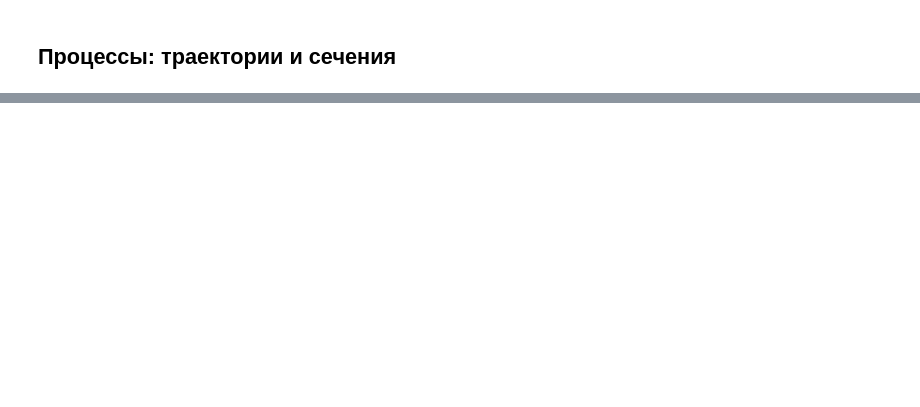
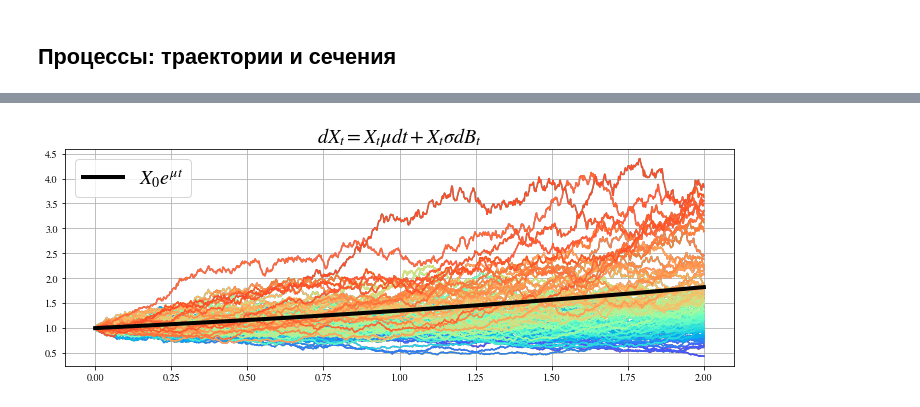
Before and after one commit to dolmatovas/hse_lectures, a Jupyter notebook: notebooks/Lectures 1-2.ipynb, the cells around one changed output, grey strips where cells are left out. Cells and saved outputs as stored; diff of their text form; code cells hidden in the pictures; blank space fills up the shorter version.

```diff
--- a/notebooks/Lectures 1-2.ipynb
+++ b/notebooks/Lectures 1-2.ipynb
@@ -212,0 +264,27 @@ fig.savefig("../2_figs/random_walk_limit.png")
+# %%
+tn = np.linspace(0, 2, 1001)
+nsim = 100
+x0 = 1
+mu = 0.3
+sig = 0.3
+X = sample_gbm(tn, nsim, x0, mu, sig)
+ind = np.argsort(X[-1])
+X = X[:, ind]
+
+# Нормализуем eta в диапазон [0, 1] для цветовой карты
+colors = rainbow(np.linspace(0.1, 0.9, nsim))
+
+# Создаем график
+fig = plt.figure(figsize=(12, 4))
+plt.title(r"$dX_t = X_t \mu dt + X_t \sigma dB_t$", fontsize=20)
+plt.plot(tn, X)
+for i in range(len(X[-1])):
+    plt.plot(tn, X[:, i], color=colors[i], alpha=1)
+plt.plot(tn, np.exp(mu * tn), color='black', lw=4, label=r'$X_0e^{\mu t}$')
+plt.legend(fontsize=20)
+plt.grid(True)
+plt.show()
+fig.tight_layout()
+fig.savefig("../2_figs/GBM.png")
+# %% [output]
+[figure, added]
```
Also changed, not shown: parts of 14 cells of this notebook.
